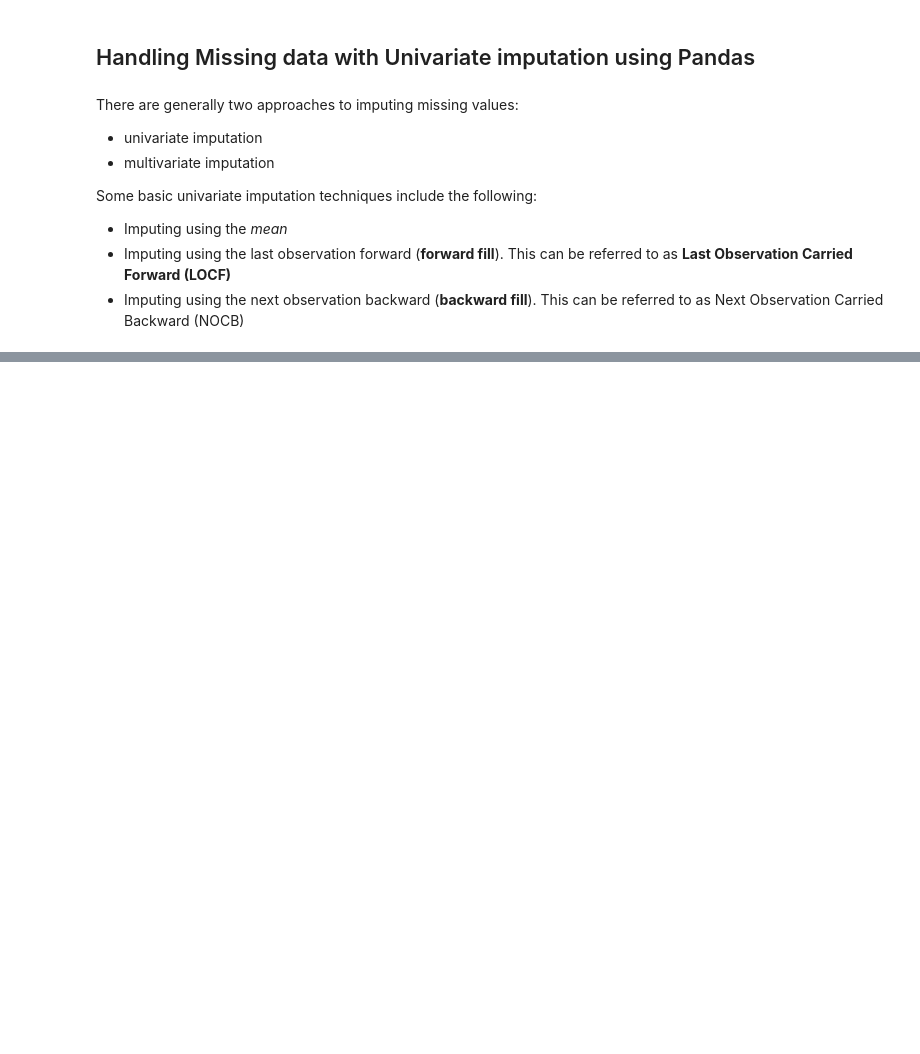
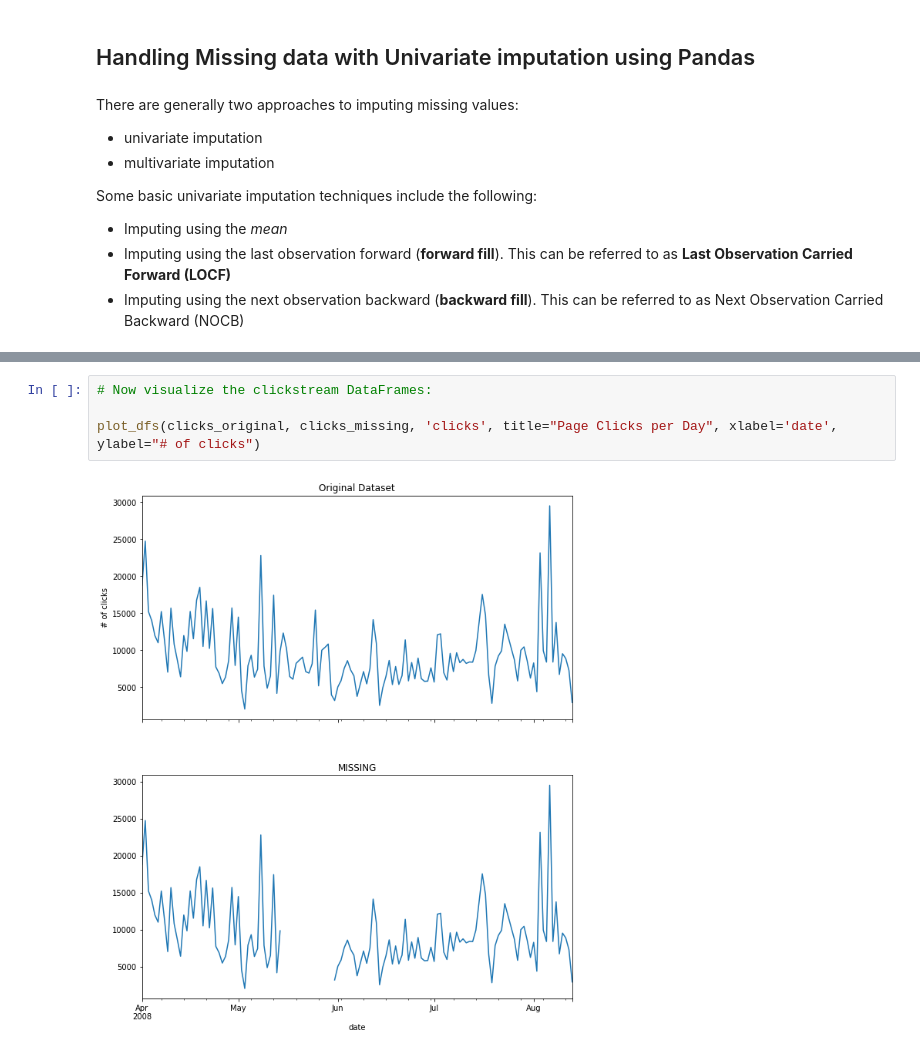
Before and after one commit to LaurbergMJ/TimeSeriesAnalysisWithPythonCookbook, a Jupyter notebook: Ch7.ipynb, the cells around one changed output, grey strips where cells are left out. Drawn from its saved outputs; the diff is of its cells as text; blank space fills up the shorter version.

```diff
--- a/Ch7.ipynb
+++ b/Ch7.ipynb
@@ -284,0 +251,6 @@ Some basic univariate imputation techniques include the following:
+# %%
+# Now visualize the clickstream DataFrames:
+
+plot_dfs(clicks_original, clicks_missing, 'clicks', title="Page Clicks per Day", xlabel='date', ylabel="# of clicks")
+# %% [output]
+[figure, added]
```
Also changed, not shown: parts of 24 cells of this notebook, 3 other files.
